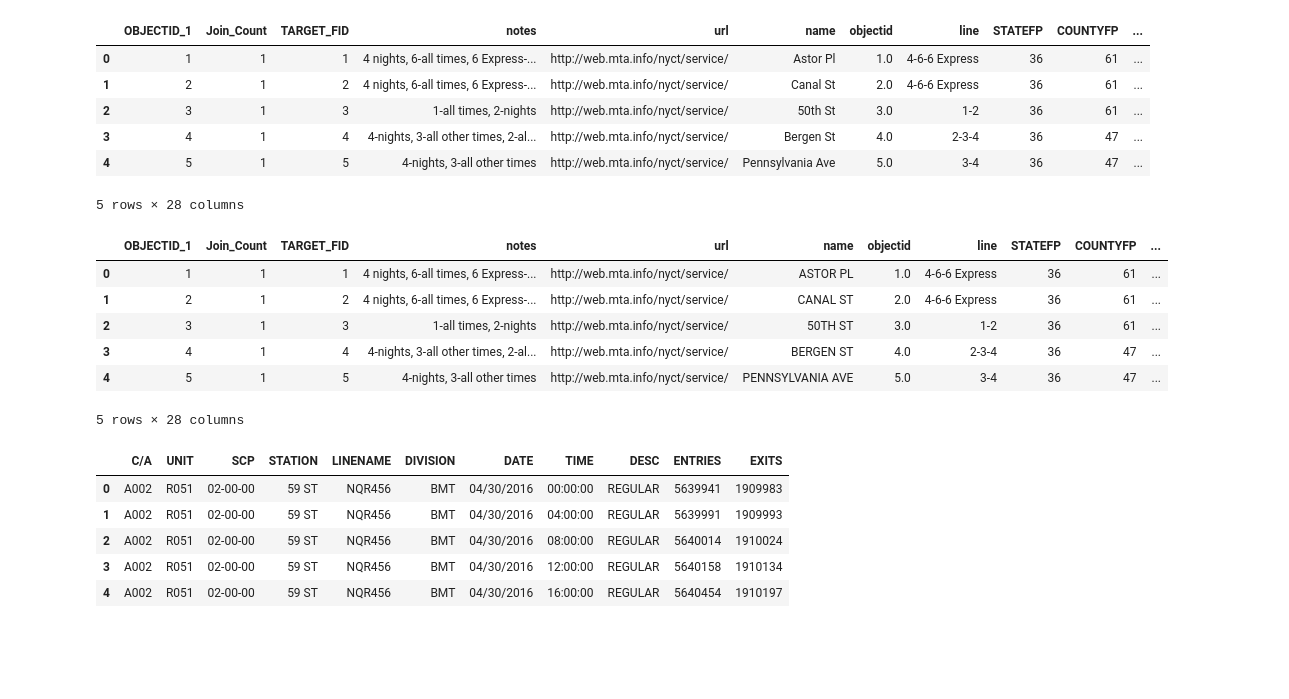
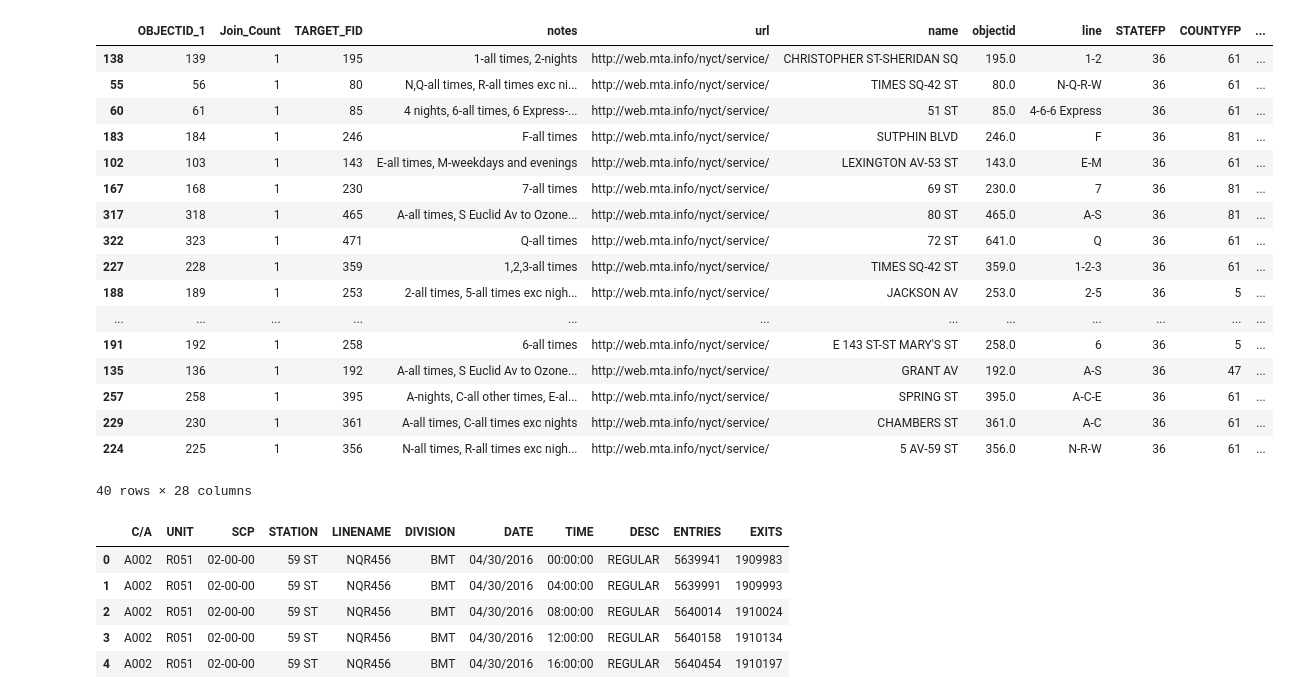
Before and after one commit to rosiehoyem/metis-benson-project, a Jupyter notebook: Census Data Analysis.ipynb, the cells around one changed output. Cells and saved outputs as stored; diff of their text form; code cells hidden in the pictures; blank space fills up the shorter version.

```diff
--- a/Census Data Analysis.ipynb
+++ b/Census Data Analysis.ipynb
@@ -10,28 +10,53 @@ from IPython.display import Image
 # %%
 df = pd.read_csv('data/subway_tract_intersect_0.csv')
 df1 = pd.read_csv('data/turnstile_160507 copy.txt')
-# %%
-df.head()
-# %% [output]
-|  | OBJECTID_1 | Join_Count | TARGET_FID | notes | url | name | objectid | line | STATEFP | COUNTYFP | ... |
-| 0 | 1 | 1 | 1 | 4 nights, 6-all times, 6 Express-... | http://web.mta.info/nyct/service/ | Astor Pl | 1.0 | 4-6-6 Express | 36 | 61 | ... |
-| 1 | 2 | 1 | 2 | 4 nights, 6-all times, 6 Express-... | http://web.mta.info/nyct/service/ | Canal St | 2.0 | 4-6-6 Express | 36 | 61 | ... |
-| 2 | 3 | 1 | 3 | 1-all times, 2-nights | http://web.mta.info/nyct/service/ | 50th St | 3.0 | 1-2 | 36 | 61 | ... |
-| 3 | 4 | 1 | 4 | 4-nights, 3-all other times, 2-al... | http://web.mta.info/nyct/service/ | Bergen St | 4.0 | 2-3-4 | 36 | 47 | ... |
-| 4 | 5 | 1 | 5 | 4-nights, 3-all other times | http://web.mta.info/nyct/service/ | Pennsylvania Ave | 5.0 | 3-4 | 36 | 47 | ... |
-5 rows × 28 columns
 # %%
 capitalizer = lambda x: x.upper()
 df['name'] = df['name'].apply(capitalizer)
-df.head()
+
+clean_ave = lambda x: re.sub('AVE','AV', x)
+df['name'] = df['name'].apply(clean_ave)
-# %% [output]
-|  | OBJECTID_1 | Join_Count | TARGET_FID | notes | url | name | objectid | line | STATEFP | COUNTYFP | ... |
-| 0 | 1 | 1 | 1 | 4 nights, 6-all times, 6 Express-... | http://web.mta.info/nyct/service/ | ASTOR PL | 1.0 | 4-6-6 Express | 36 | 61 | ... |
-| 1 | 2 | 1 | 2 | 4 nights, 6-all times, 6 Express-... | http://web.mta.info/nyct/service/ | CANAL ST | 2.0 | 4-6-6 Express | 36 | 61 | ... |
-| 2 | 3 | 1 | 3 | 1-all times, 2-nights | http://web.mta.info/nyct/service/ | 50TH ST | 3.0 | 1-2 | 36 | 61 | ... |
-| 3 | 4 | 1 | 4 | 4-nights, 3-all other times, 2-al... | http://web.mta.info/nyct/service/ | BERGEN ST | 4.0 | 2-3-4 | 36 | 47 | ... |
-| 4 | 5 | 1 | 5 | 4-nights, 3-all other times | http://web.mta.info/nyct/service/ | PENNSYLVANIA AVE | 5.0 | 3-4 | 36 | 47 | ... |
-5 rows × 28 columns
+# %%
+# def clean_numbers(x):
+#     matches = re.search(r'([\b\d+])([RD])', x)
+#     for match in matches:
+#         match.group(2) = ''
+
+clean_numbers1 = lambda x: re.sub(r'(\b\d+)(RD\b)',r'\1', x)
+df['name'] = df['name'].apply(clean_numbers1)
+
+clean_numbers2 = lambda x: re.sub(r'(\b\d+)(TH\b)',r'\1', x)
+df['name'] = df['name'].apply(clean_numbers2)
+
+clean_numbers3 = lambda x: re.sub(r'(\b\d+)(ST\b)',r'\1', x)
+df['name'] = df['name'].apply(clean_numbers3)
+
+clean_numbers4 = lambda x: re.sub(r'(\b\d+)(ND\b)',r'\1', x)
+df['name'] = df['name'].apply(clean_numbers4)
+
+clean_dashes = lambda x: re.sub(r'(\w*)(\s-\s)(\w*)',r'\1-\3', x)
+df['name'] = df['name'].apply(clean_dashes)
+
+df.sample(40)
+# %% [output]
+|  | OBJECTID_1 | Join_Count | TARGET_FID | notes | url | name | objectid | line | STATEFP | COUNTYFP | ... |
+| 138 | 139 | 1 | 195 | 1-all times, 2-nights | http://web.mta.info/nyct/service/ | CHRISTOPHER ST-SHERIDAN SQ | 195.0 | 1-2 | 36 | 61 | ... |
+| 55 | 56 | 1 | 80 | N,Q-all times, R-all times exc ni... | http://web.mta.info/nyct/service/ | TIMES SQ-42 ST | 80.0 | N-Q-R-W | 36 | 61 | ... |
+| 60 | 61 | 1 | 85 | 4 nights, 6-all times, 6 Express-... | http://web.mta.info/nyct/service/ | 51 ST | 85.0 | 4-6-6 Express | 36 | 61 | ... |
+| 183 | 184 | 1 | 246 | F-all times | http://web.mta.info/nyct/service/ | SUTPHIN BLVD | 246.0 | F | 36 | 81 | ... |
+| 102 | 103 | 1 | 143 | E-all times, M-weekdays and evenings | http://web.mta.info/nyct/service/ | LEXINGTON AV-53 ST | 143.0 | E-M | 36 | 61 | ... |
+| 167 | 168 | 1 | 230 | 7-all times | http://web.mta.info/nyct/service/ | 69 ST | 230.0 | 7 | 36 | 81 | ... |
+| 317 | 318 | 1 | 465 | A-all times, S Euclid Av to Ozone... | http://web.mta.info/nyct/service/ | 80 ST | 465.0 | A-S | 36 | 81 | ... |
+| 322 | 323 | 1 | 471 | Q-all times | http://web.mta.info/nyct/service/ | 72 ST | 641.0 | Q | 36 | 61 | ... |
+| 227 | 228 | 1 | 359 | 1,2,3-all times | http://web.mta.info/nyct/service/ | TIMES SQ-42 ST | 359.0 | 1-2-3 | 36 | 61 | ... |
+| 188 | 189 | 1 | 253 | 2-all times, 5-all times exc nigh... | http://web.mta.info/nyct/service/ | JACKSON AV | 253.0 | 2-5 | 36 | 5 | ... |
+| ... | ... | ... | ... | ... | ... | ... | ... | ... | ... | ... | ... |
+| 191 | 192 | 1 | 258 | 6-all times | http://web.mta.info/nyct/service/ | E 143 ST-ST MARY'S ST | 258.0 | 6 | 36 | 5 | ... |
+| 135 | 136 | 1 | 192 | A-all times, S Euclid Av to Ozone... | http://web.mta.info/nyct/service/ | GRANT AV | 192.0 | A-S | 36 | 47 | ... |
+| 257 | 258 | 1 | 395 | A-nights, C-all other times, E-al... | http://web.mta.info/nyct/service/ | SPRING ST | 395.0 | A-C-E | 36 | 61 | ... |
+| 229 | 230 | 1 | 361 | A-all times, C-all times exc nights | http://web.mta.info/nyct/service/ | CHAMBERS ST | 361.0 | A-C | 36 | 61 | ... |
+| 224 | 225 | 1 | 356 | N-all times, R-all times exc nigh... | http://web.mta.info/nyct/service/ | 5 AV-59 ST | 356.0 | N-R-W | 36 | 61 | ... |
+40 rows × 28 columns
 # %%
 df1.head()
 # %% [output]
```
Also changed, not shown: parts of 8 cells of this notebook, 32 other files.
